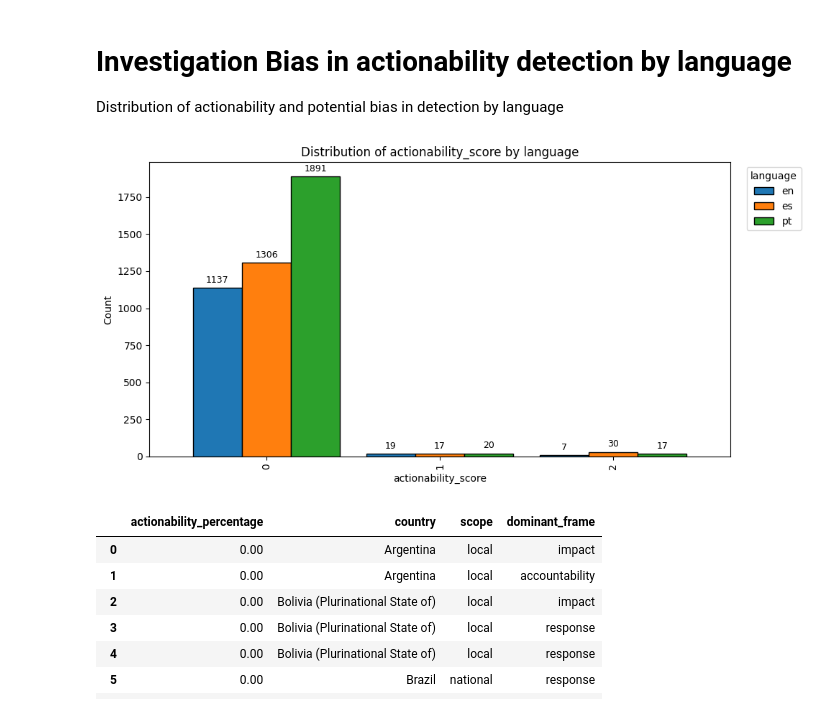
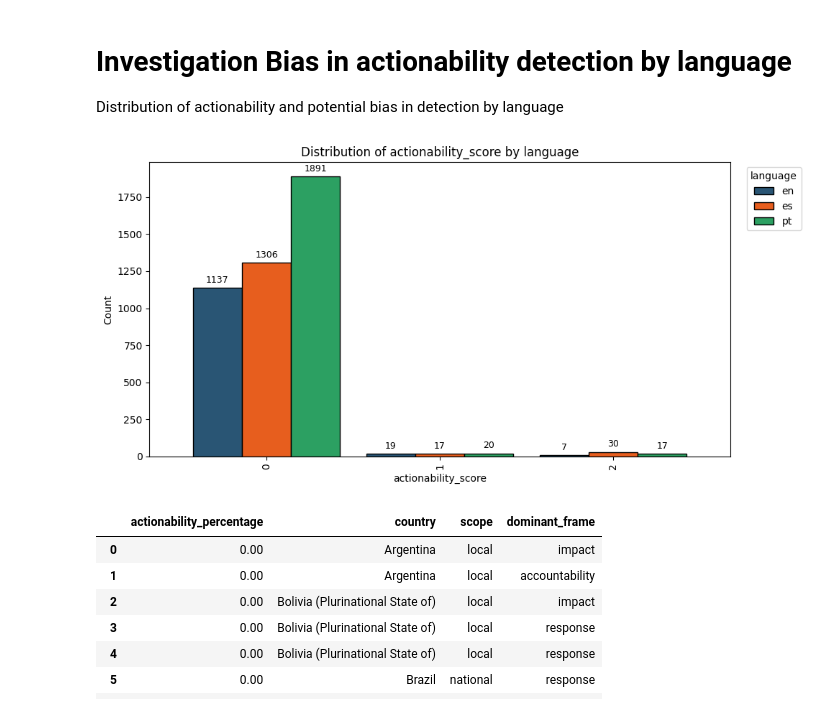
Before and after one commit to Lenap0911/NLP-model, a Jupyter notebook: nlp/actionability_tester.ipynb, the cells around one changed output. Cells and saved outputs as stored; diff of their text form; code cells hidden in the pictures.

```diff
--- a/nlp/actionability_tester.ipynb
+++ b/nlp/actionability_tester.ipynb
@@ -112,8 +128,5 @@ plt.show()
 # %%
 # subplots: one histogram per language for actionability_probability (log y) with counts on bars
-import numpy as np
-import pandas as pd
-import matplotlib.pyplot as plt
 
 col = "actionability_probability"
 lang_col = "language"
@@ -127,9 +140,12 @@ dfp[col] = pd.to_numeric(dfp[col], errors="coerce")
 dfp[lang_col] = dfp[lang_col].astype(str).str.strip().str.lower()
 dfp = dfp.dropna(subset=[col, lang_col])
 
-langs = sorted(dfp[lang_col].unique().tolist())
-if not langs:
+langs_found = sorted(dfp[lang_col].unique().tolist())
+if not langs_found:
     raise ValueError("No languages found.")
+
+# Stable subplot ordering: LANG_ORDER first, then any extras
+langs = [l for l in LANG_ORDER if l in langs_found] + [l for l in langs_found if l not in LANG_ORDER]
 
 # Use shared bins across languages so plots are comparable
 xmin = float(dfp[col].min())
@@ -146,8 +162,15 @@ if len(langs) == 1:
 
 for ax, lang in zip(axes, langs):
     s = dfp.loc[dfp[lang_col] == lang, col]
+    color = lang_color(lang)
 
-    counts, _, patches = ax.hist(s, bins=bins, edgecolor="black")
+    counts, _, patches = ax.hist(
+        s,
+        bins=bins,
+        edgecolor="black",
+        color=color,
+        alpha=0.85,
+    )
     ax.set_yscale("log")
     ax.set_title(f"{lang}: distribution of {col} (log scale)")
     ax.set_ylabel("Count (log)")
@@ -413,10 +663,6 @@ Distribution of actionability and potential bias in detection by language
 # %%
 
 # Distribution of actionability_score (0/1/2) by language, with counts on bars
-
-import numpy as np
-import pandas as pd
-import matplotlib.pyplot as plt
 
 score_col = "actionability_score"
 lang_col = "language"
@@ -431,36 +677,41 @@ dfp[lang_col] = dfp[lang_col].astype(str).str.strip().str.lower()
 dfp = dfp.dropna(subset=[score_col, lang_col])
 
 # Keep only scores 0/1/2
 dfp = dfp[dfp[score_col].isin([0, 1, 2])].copy()
 dfp[score_col] = dfp[score_col].astype(int)
 
 # counts per score per language (rows=score, cols=language)
 ct = (
     dfp.groupby([score_col, lang_col])
        .size()
        .unstack(lang_col)
        .fillna(0)
        .astype(int)
-)
+ )
 
 # Ensure rows are ordered 0,1,2 even if missing
 ct = ct.reindex([0, 1, 2], fill_value=0)
 
-ax = ct.plot(kind="bar", figsize=(10, 5), width=0.85, edgecolor="black")
+# Stable column order + colors driven by the first cell
+ordered_langs = [l for l in LANG_ORDER if l in ct.columns] + [l for l in ct.columns if l not in LANG_ORDER]
+ct = ct[ordered_langs]
+colors = [lang_color(l) for l in ct.columns]
+
+ax = ct.plot(kind="bar", figsize=(10, 5), width=0.85, edgecolor="black", color=colors)
 
 ax.set_title("Distribution of actionability_score by language")
 ax.set_xlabel("actionability_score")
 ax.set_ylabel("Count")
 ax.legend(title="language", bbox_to_anchor=(1.02, 1), loc="upper left")
 plt.tight_layout()
 
 # add counts on top of bars
 for container in ax.containers:
     ax.bar_label(container, labels=[f"{int(v)}" if v > 0 else "" for v in container.datavalues], padding=3, fontsize=9)
 
 plt.show()
 # %% [output]
-[figure, old version]
+[figure, new version]
 # %%
 #read final cv
 df_final = pd.read_csv("../output/enriched.csv")
```
Also changed, not shown: parts of 10 cells of this notebook.
